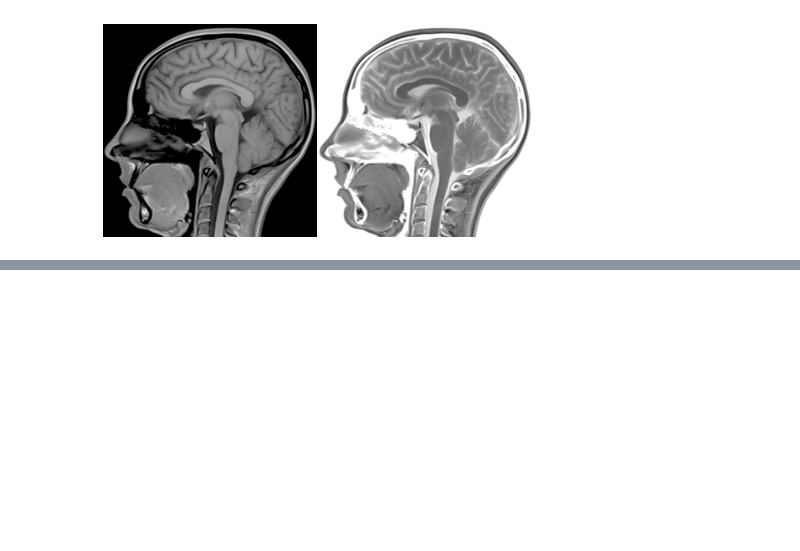
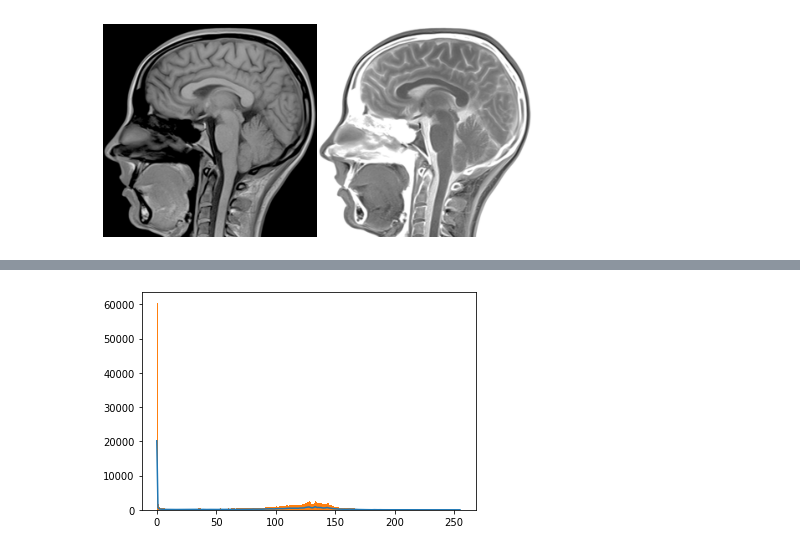
Before and after one commit to Zahra2351373/Bert-Fine-Tuning, a Jupyter notebook: Tutorial3.ipynb, the cells around one changed output, grey strips where cells are left out. Cells and saved outputs as stored; diff of their text form; code cells hidden in the pictures; blank space fills up the shorter version.

```diff
--- a/Tutorial3.ipynb
+++ b/Tutorial3.ipynb
@@ -71,0 +101,10 @@ plt.show()
+# %%
+# find frequency of pixels in range 0-255
+h = cv2.calcHist([I],[0],None,[256],[0,256])
+# plot the histogram
+plt.plot(h)
+# alternative way to find histogram of an image
+plt.hist(I.ravel(),256,[0,256])
+plt.show()
+# %% [output]
+[figure, added]
```
Also changed, not shown: parts of 11 cells of this notebook.
